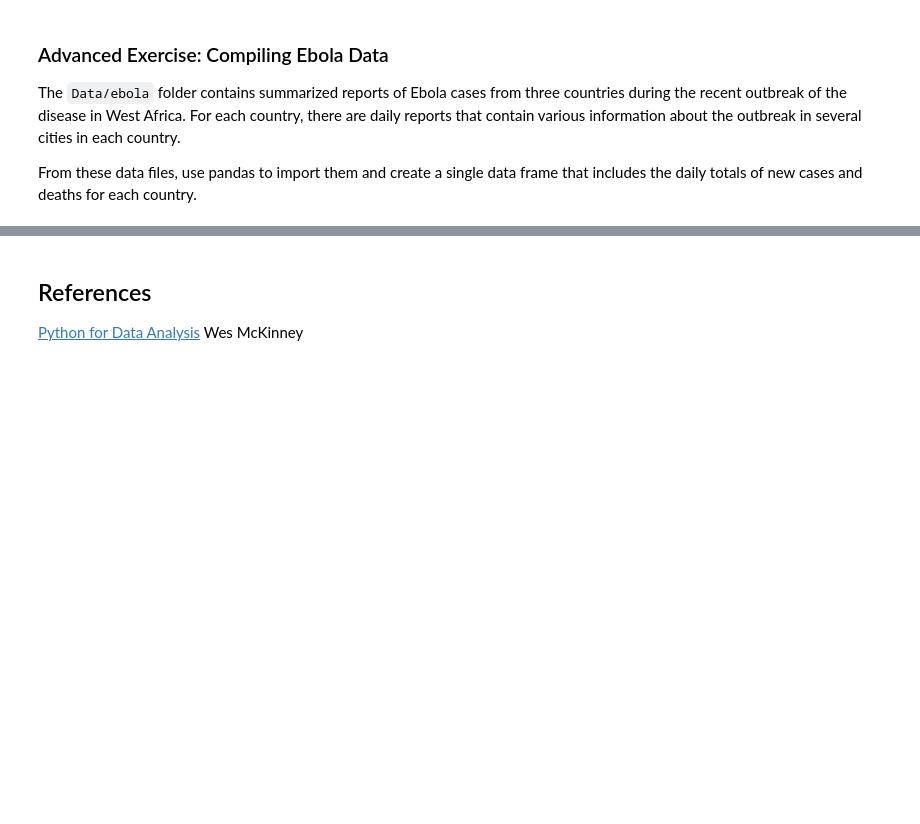
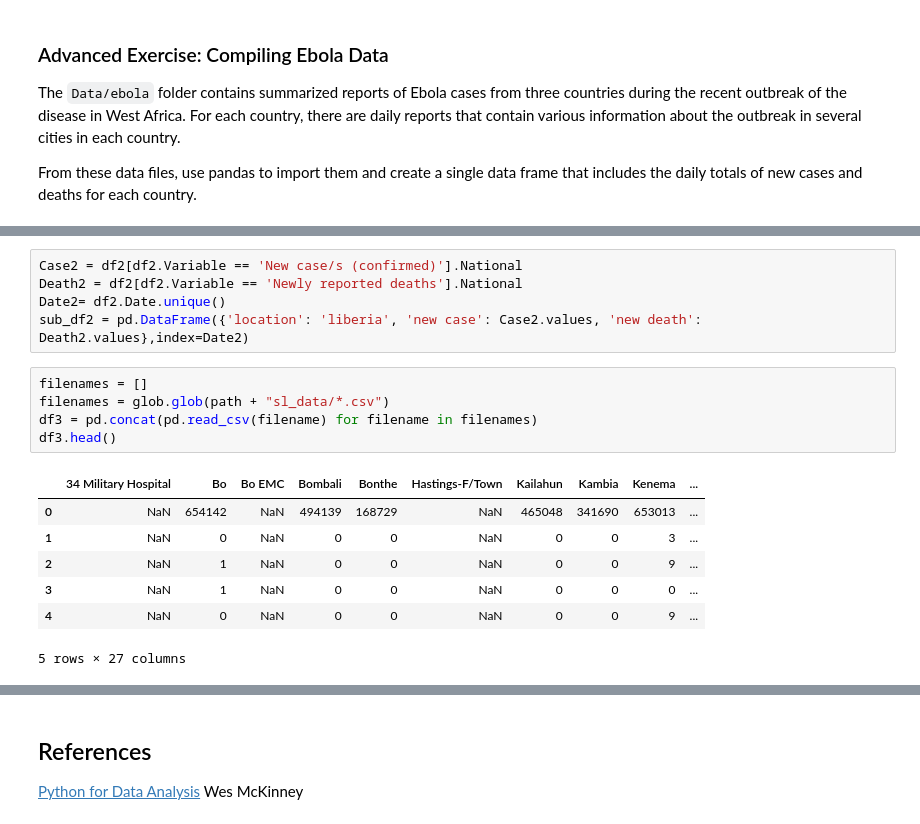
Before and after one commit to sorooshafiee/ADA-SAF, a Jupyter notebook: 01 - Pandas and Data Wrangling/Intro to Pandas.ipynb, the cells around one changed output, grey strips where cells are left out. Drawn from its saved outputs; the diff is of its cells as text; blank space fills up the shorter version.

```diff
--- a/01 - Pandas and Data Wrangling/Intro to Pandas.ipynb
+++ b/01 - Pandas and Data Wrangling/Intro to Pandas.ipynb
@@ -2130,0 +2227,18 @@ df = pd.concat(pd.read_csv(filename) for filename in filenames)
+# %%
+Case2 = df2[df2.Variable == 'New case/s (confirmed)'].National
+Death2 = df2[df2.Variable == 'Newly reported deaths'].National
+Date2= df2.Date.unique()
+sub_df2 = pd.DataFrame({'location': 'liberia', 'new case': Case2.values, 'new death': Death2.values},index=Date2)
+# %%
+filenames = []
+filenames = glob.glob(path + "sl_data/*.csv")
+df3 = pd.concat(pd.read_csv(filename) for filename in filenames)
+df3.head()
+# %% [output]
+|  | 34 Military Hospital | Bo | Bo EMC | Bombali | Bonthe | Hastings-F/Town | Kailahun | Kambia | Kenema | ... |
+| 0 | NaN | 654142 | NaN | 494139 | 168729 | NaN | 465048 | 341690 | 653013 | ... |
+| 1 | NaN | 0 | NaN | 0 | 0 | NaN | 0 | 0 | 3 | ... |
+| 2 | NaN | 1 | NaN | 0 | 0 | NaN | 0 | 0 | 9 | ... |
+| 3 | NaN | 1 | NaN | 0 | 0 | NaN | 0 | 0 | 0 | ... |
+| 4 | NaN | 0 | NaN | 0 | 0 | NaN | 0 | 0 | 9 | ... |
+5 rows × 27 columns
```
Also changed, not shown: parts of 13 cells of this notebook, 1 other file.
